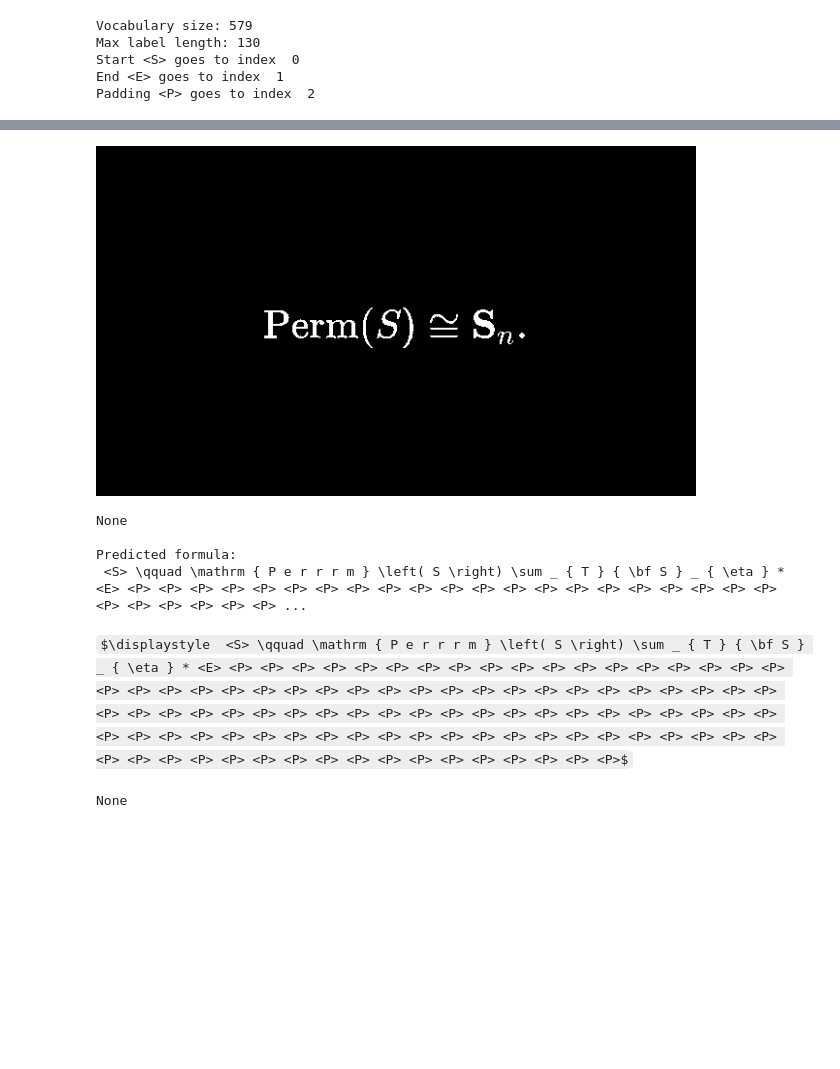
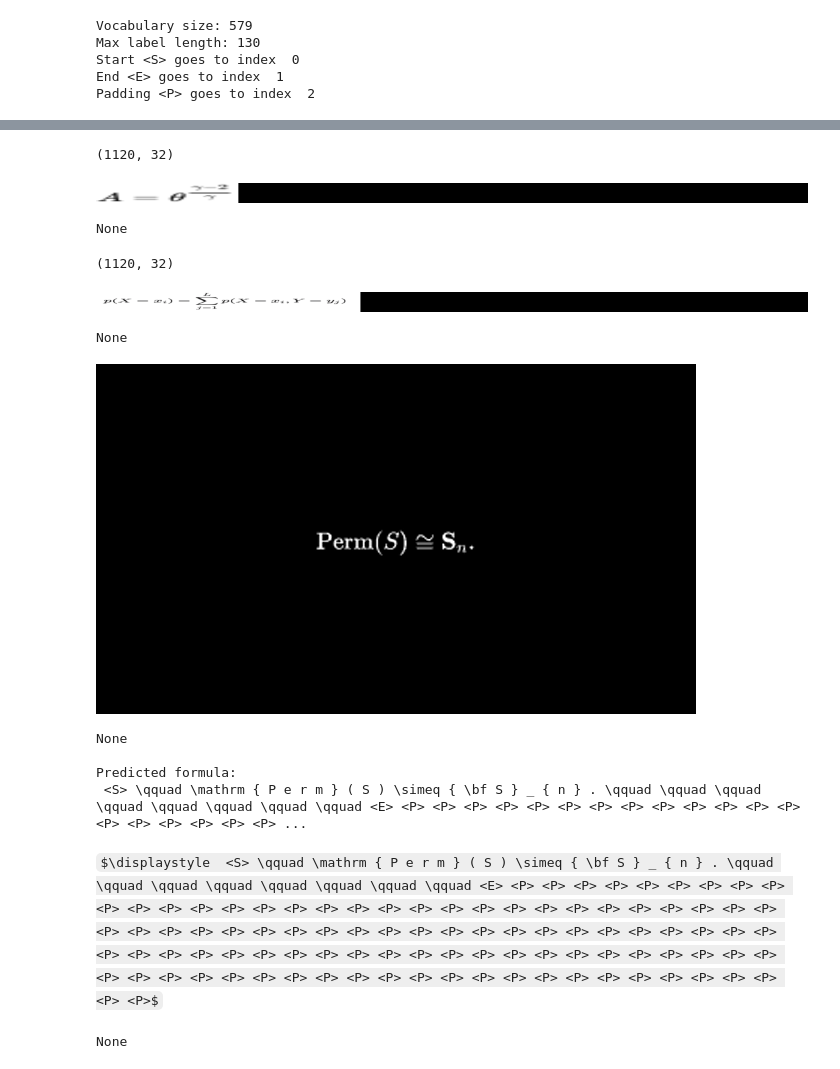
Before and after one commit to gmarus777/image-to-tex-OCR, a Jupyter notebook: Jupyter_Notebooks/LOCAL TorchScript Inference.ipynb, the cells around one changed output, grey strips where cells are left out. Saved outputs shown, nothing was run; the diff lists cells and outputs as text; code cells hidden in the pictures; some formulas as TeX source; blank space fills up the shorter version.

```diff
--- a/Jupyter_Notebooks/LOCAL TorchScript Inference.ipynb
+++ b/Jupyter_Notebooks/LOCAL TorchScript Inference.ipynb
@@ -103,6 +103,6 @@ def findPositions(image):
 # Load with pytorch epoch=4-step=17280.ckpt
 
 model = ResNetTransformer(dataset=dataset).to(dev)
-model.load_state_dict(torch.load(("Models_Parameters_Log/Printed1_2D600_350_pre.pth"), map_location=torch.device('cpu')))
+model.load_state_dict(torch.load(("Models_Parameters_Log/Printed2_2D600_350_pre.pth"), map_location=torch.device('cpu')))
 lit_model = LitResNetTransformer(model=model, WandB=False)
 scripted = lit_model.to_torchscript()
@@ -108,0 +171,44 @@ scripted = lit_model.to_torchscript()
+# %%
+image_path= "Jupyter_Notebooks/test_photos/0a0ebebfb1f6ab3.png"
+image = Image.open(image_path).convert('RGB')
+w, h = image.size
+ratio = round((w / h) * 3)
+if ratio == 0:
+    ratio = 1
+if ratio > MAX_RATIO:
+    ratio = MAX_RATIO
+h_new = 32
+w_new = h_new * ratio
+img_resize = image.resize((w_new, h_new), Image.BILINEAR)
+
+# Do padding to the right half of the image so that the ratio remain fixed as self.max_ratio
+img_padd = Image.new('RGB', (32*MAX_RATIO, 32), (0,0,0))
+img_padd.paste(img_resize, (0, 0))
+print(img_padd.size)
+print(display(img_padd))
+# %% [output]
+(1120, 32)
+[figure, added]
+None
+# %%
+image_path= "Jupyter_Notebooks/test_photos/screenshot_1.png"
+image = Image.open(image_path).convert('RGB')
+w, h = image.size
+ratio = round((w / h) * 3)
+if ratio == 0:
+    ratio = 1
+if ratio > MAX_RATIO:
+    ratio = MAX_RATIO
+h_new = 32
+w_new = h_new * ratio
+img_resize = image.resize((w_new, h_new), Image.BILINEAR)
+
+# Do padding to the right half of the image so that the ratio remain fixed as self.max_ratio
+img_padd = Image.new('RGB', (32*MAX_RATIO, 32), (0,0,0))
+img_padd.paste(img_resize, (0, 0))
+print(img_padd.size)
+print(display(img_padd))
+# %% [output]
+(1120, 32)
+[figure, added]
+None
@@ -119,39 +243,39 @@ h, w, c = image.shape
 aspect = h / w
 
 image = findPositions(image)
 
 # Thresholding
-if w > 400:
+if w > 200:
     ret, image = cv2.threshold(image, 127, 255, cv2.THRESH_BINARY)
 
 # Downscaling big images
-new_w = 500
+new_w = 200
 new_h = int(new_w * aspect)
 if w>500:
     image = cv2.resize(image, (new_w, new_h), interpolation=cv2.INTER_AREA)
 else:
     image = cv2.resize(image, (new_w, new_h), interpolation=cv2.INTER_CUBIC)
 
 
 
 image_tensor = Image_Transforms.test_transform_with_padding_xs(image=np.array(image))['image'][:1]
 
 
 
 print(display(transform(image_tensor)))
 
 
 
 #prediction =  scripted_model(my_image_tensor.unsqueeze(0).to(dev))
 print('\nPredicted formula:')
 prediction =  scripted(image_tensor.unsqueeze(0))
 print(token_to_strings(prediction))
 print(display(Math(token_to_strings(prediction))))
 # %% [output]
-[figure, old version]
+[figure, new version]
 None
 
 Predicted formula:
- <S> \qquad \mathrm { P e r r r m } \left( S \right) \sum _ { T } { \bf S } _ { \eta } * <E> <P> <P> <P> <P> <P> <P> <P> <P> <P> <P> <P> <P> <P> <P> <P> <P> <P> <P> <P> <P> <P> <P> <P> <P> <P> <P> <P> ...
+ <S> \qquad \mathrm { P e r m } ( S ) \simeq { \bf S } _ { n } . \qquad \qquad \qquad \qquad \qquad \qquad \qquad \qquad <E> <P> <P> <P> <P> <P> <P> <P> <P> <P> <P> <P> <P> <P> <P> <P> <P> <P> <P> <P> ...
-$\displaystyle  <S> \qquad \mathrm { P e r r r m } \left( S \right) \sum _ { T } { \bf S } _ { \eta } * <E> <P> <P> <P> <P> <P> <P> <P> <P> <P> <P> <P> <P> <P> <P> <P> <P> <P> <P> <P> <P> <P> <P> <P> <P> <P> <P> <P> <P> <P> <P> <P> <P> <P> <P> <P> <P> <P> <P> <P> <P> <P> <P> <P> <P> <P> <P> <P> <P> <P> <P> <P> <P> <P> <P> <P> <P> <P> <P> <P> <P> <P> <P> <P> <P> <P> <P> <P> <P> <P> <P> <P> <P> <P> <P> <P> <P> <P> <P> <P> <P> <P> <P> <P> <P> <P> <P> <P> <P> <P> <P> <P> <P> <P> <P> <P> <P> <P> <P> <P> <P> <P>$
+$\displaystyle  <S> \qquad \mathrm { P e r m } ( S ) \simeq { \bf S } _ { n } . \qquad \qquad \qquad \qquad \qquad \qquad \qquad \qquad <E> <P> <P> <P> <P> <P> <P> <P> <P> <P> <P> <P> <P> <P> <P> <P> <P> <P> <P> <P> <P> <P> <P> <P> <P> <P> <P> <P> <P> <P> <P> <P> <P> <P> <P> <P> <P> <P> <P> <P> <P> <P> <P> <P> <P> <P> <P> <P> <P> <P> <P> <P> <P> <P> <P> <P> <P> <P> <P> <P> <P> <P> <P> <P> <P> <P> <P> <P> <P> <P> <P> <P> <P> <P> <P> <P> <P> <P> <P> <P> <P> <P> <P> <P> <P> <P> <P> <P> <P> <P> <P> <P> <P> <P> <P> <P> <P> <P> <P> <P>$
 None
```
Also changed, not shown: parts of 12 cells of this notebook, 1 other file.
